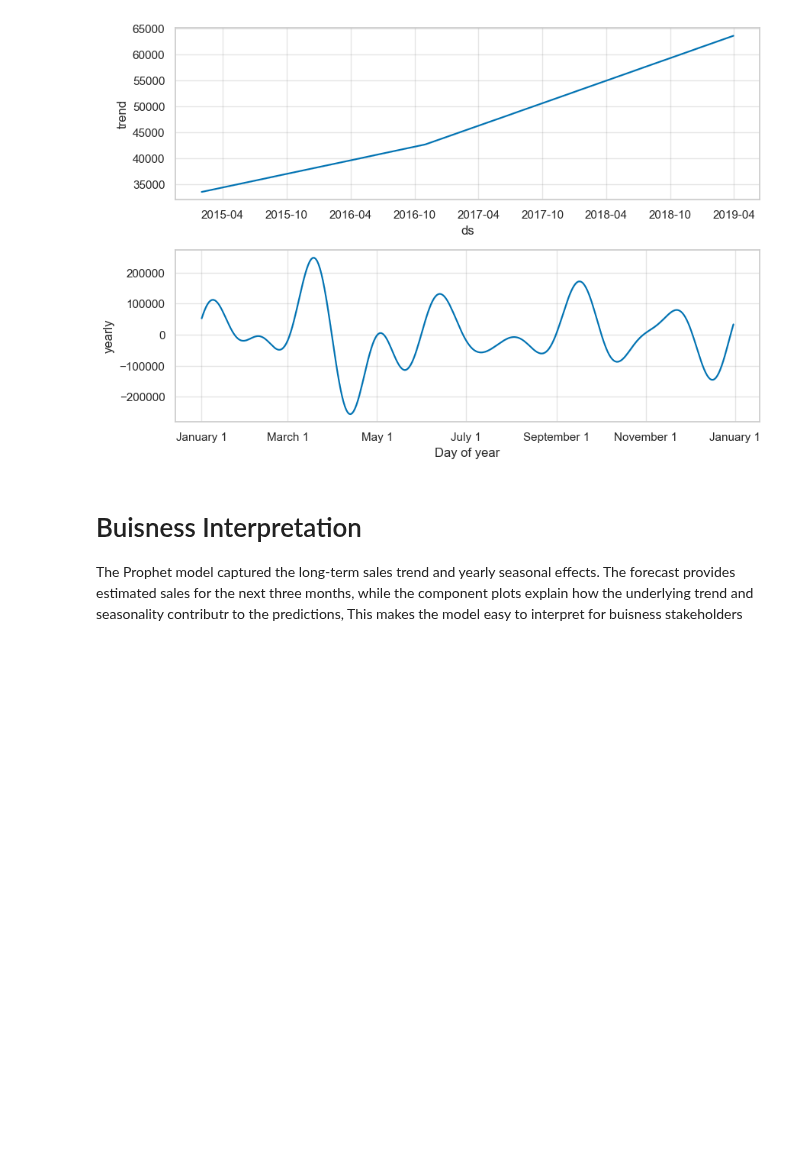
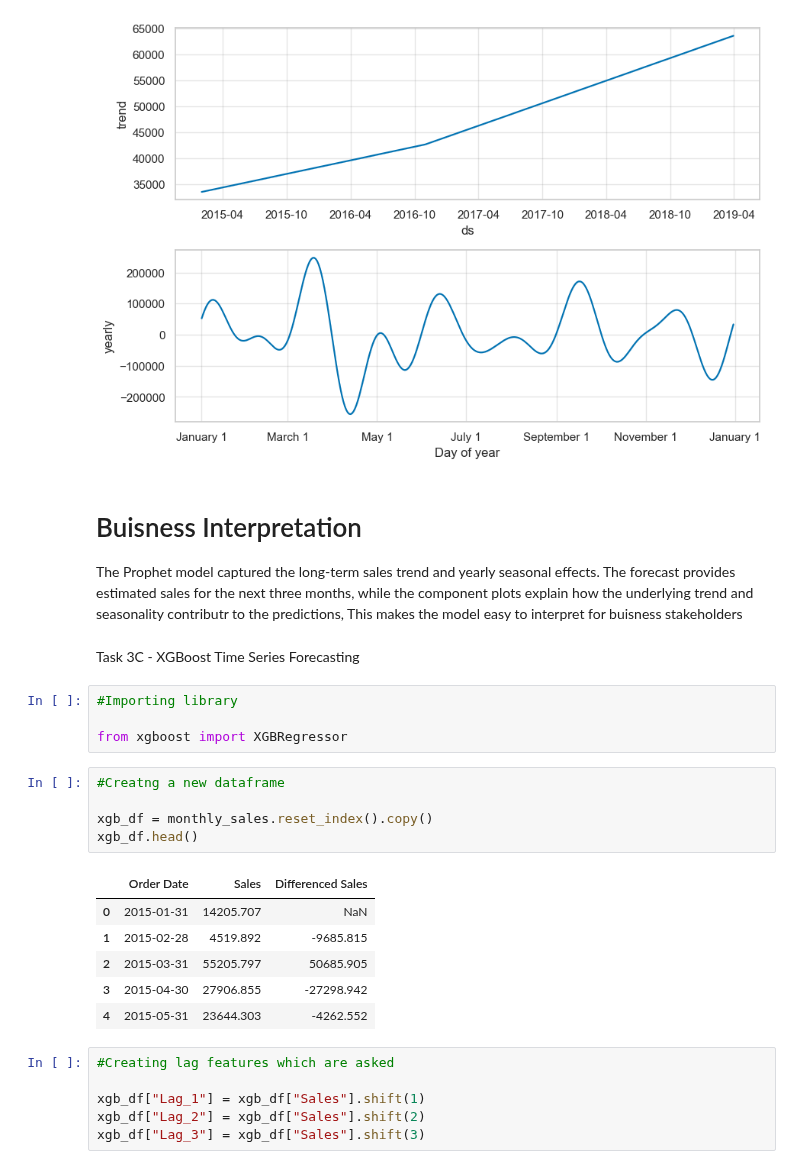
Before and after one commit to Aanya2806/sales-demand-intelligence-system, a Jupyter notebook: analysis.ipynb, the cells around one changed output. Cells and saved outputs as stored; diff of their text form; blank space fills up the shorter version.

```diff
--- a/analysis.ipynb
+++ b/analysis.ipynb
@@ -864,3 +864,27 @@ plt.show()
 # %% [markdown]
 # Buisness Interpretation
 The Prophet model captured the long-term sales trend and yearly seasonal effects. The forecast provides estimated sales for the next three months, while the component plots explain how the underlying trend and seasonality contributr to the predictions, This makes the model easy to interpret for buisness stakeholders
+# %% [markdown]
+Task 3C - XGBoost Time Series Forecasting
+# %%
+#Importing library
+
+from xgboost import XGBRegressor
+# %%
+#Creatng a new dataframe
+
+xgb_df = monthly_sales.reset_index().copy()
+xgb_df.head()
+# %% [output]
+|  | Order Date | Sales | Differenced Sales |
+| 0 | 2015-01-31 | 14205.707 | NaN |
+| 1 | 2015-02-28 | 4519.892 | -9685.815 |
+| 2 | 2015-03-31 | 55205.797 | 50685.905 |
+| 3 | 2015-04-30 | 27906.855 | -27298.942 |
+| 4 | 2015-05-31 | 23644.303 | -4262.552 |
+# %%
+#Creating lag features which are asked
+
+xgb_df["Lag_1"] = xgb_df["Sales"].shift(1)
+xgb_df["Lag_2"] = xgb_df["Sales"].shift(2)
+xgb_df["Lag_3"] = xgb_df["Sales"].shift(3)
```
Also changed, not shown: parts of 18 cells of this notebook.
